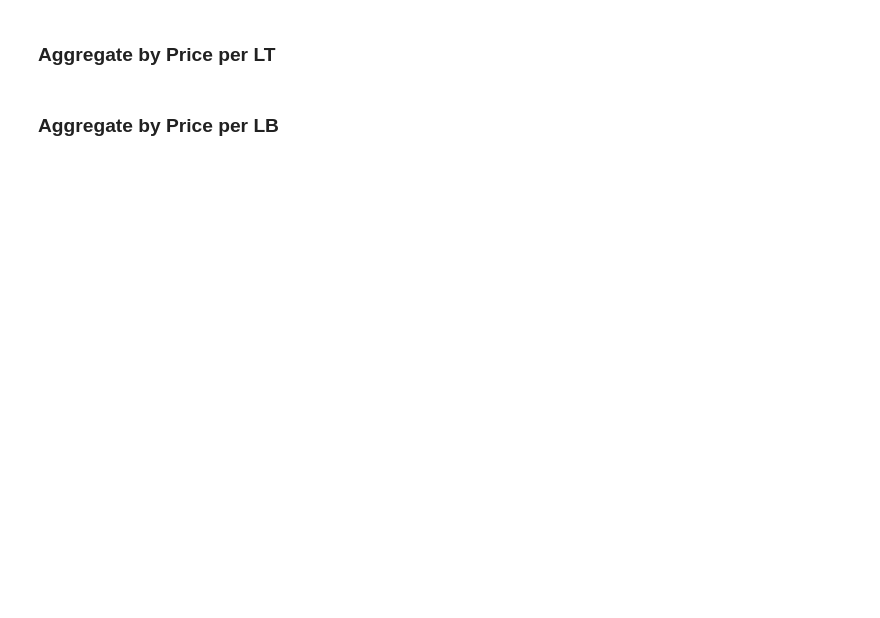
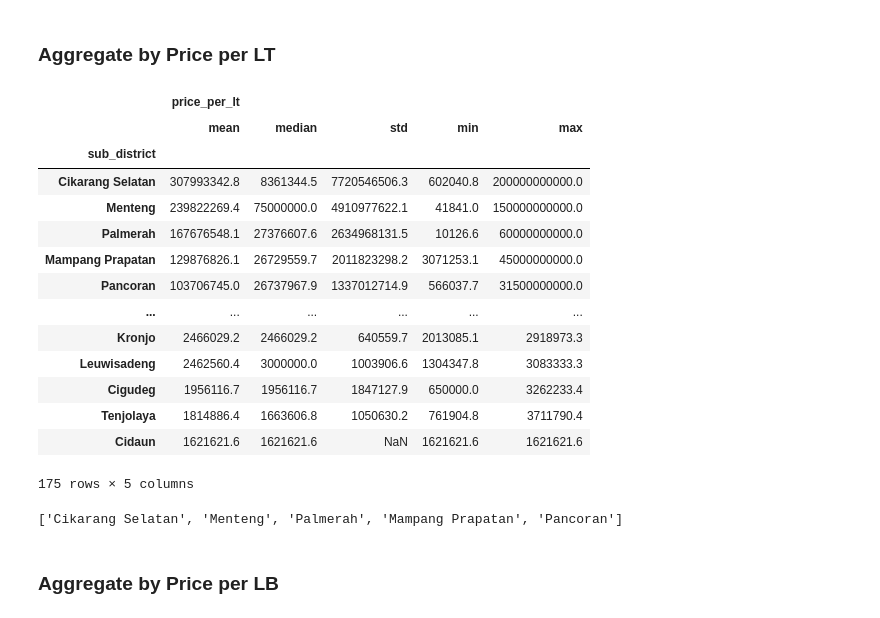
Before and after one commit to geraldabrhm/house-price-scrap-jabodetabek, a Jupyter notebook: analysis/notebook.ipynb, the cells around one changed output. Cells and saved outputs as stored; diff of their text form; code cells hidden in the pictures; blank space fills up the shorter version.

```diff
--- a/analysis/notebook.ipynb
+++ b/analysis/notebook.ipynb
@@ -174,8 +194,28 @@ ordered_list_price = df_aggregate_price['price']['mean'].keys().tolist()
 # %%
 df_aggregate_price_lt  = df.groupby('sub_district').agg({'price_per_lt': ['mean', 'median', 'std', 'min', 'max']})
 df_aggregate_price_lt = df_aggregate_price_lt.sort_values(by=('price_per_lt', 'mean'), ascending=False)
+df_aggregate_price_lt
+# %% [output]
+|  | price_per_lt |  |  |  |  |
+|  | mean | median | std | min | max |
+| sub_district |  |  |  |  |  |
+| Cikarang Selatan | 307993342.8 | 8361344.5 | 7720546506.3 | 602040.8 | 200000000000.0 |
+| Menteng | 239822269.4 | 75000000.0 | 4910977622.1 | 41841.0 | 150000000000.0 |
+| Palmerah | 167676548.1 | 27376607.6 | 2634968131.5 | 10126.6 | 60000000000.0 |
+| Mampang Prapatan | 129876826.1 | 26729559.7 | 2011823298.2 | 3071253.1 | 45000000000.0 |
+| Pancoran | 103706745.0 | 26737967.9 | 1337012714.9 | 566037.7 | 31500000000.0 |
+| ... | ... | ... | ... | ... | ... |
+| Kronjo | 2466029.2 | 2466029.2 | 640559.7 | 2013085.1 | 2918973.3 |
+| Leuwisadeng | 2462560.4 | 3000000.0 | 1003906.6 | 1304347.8 | 3083333.3 |
+| Cigudeg | 1956116.7 | 1956116.7 | 1847127.9 | 650000.0 | 3262233.4 |
+| Tenjolaya | 1814886.4 | 1663606.8 | 1050630.2 | 761904.8 | 3711790.4 |
+| Cidaun | 1621621.6 | 1621621.6 | NaN | 1621621.6 | 1621621.6 |
+175 rows × 5 columns
 # %%
 ordered_list_price_lt = df_aggregate_price_lt['price_per_lt']['mean'].keys().tolist()
+ordered_list_price_lt[:5]
+# %% [output]
+['Cikarang Selatan', 'Menteng', 'Palmerah', 'Mampang Prapatan', 'Pancoran']
 # %% [markdown]
 ### Aggregate by Price per LB
 # %%
```
Also changed, not shown: parts of 4 cells of this notebook.
